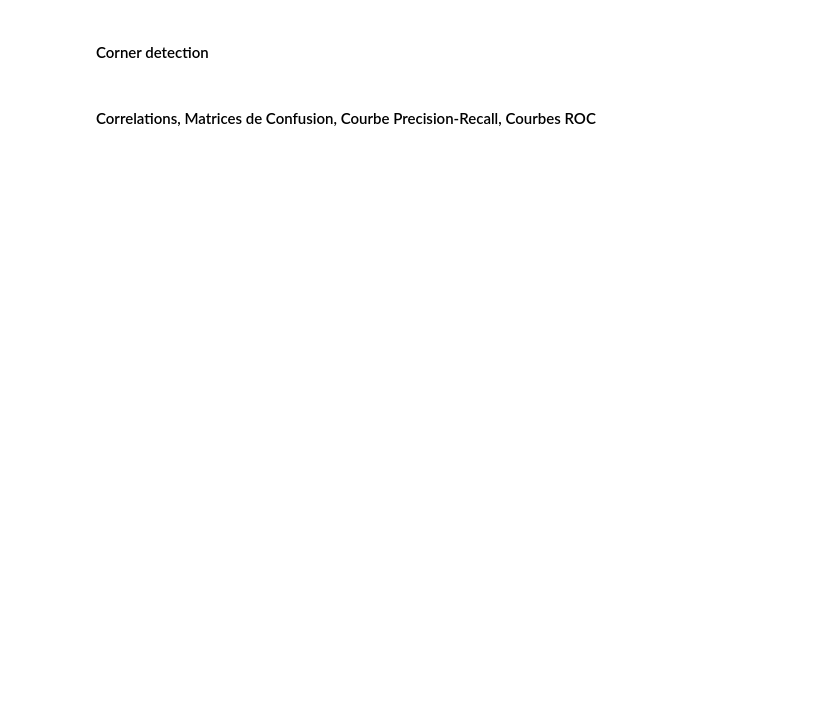
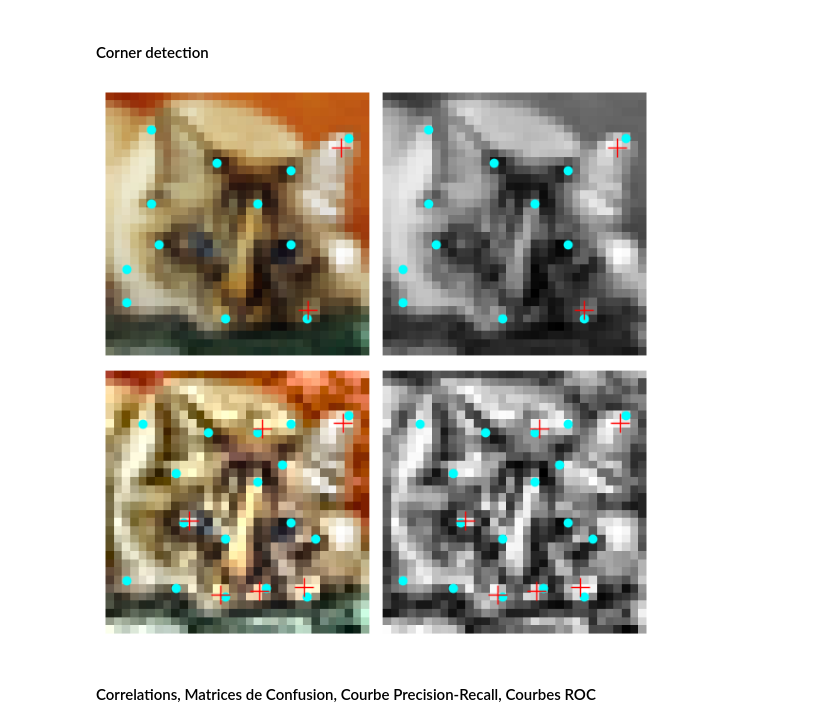
Before and after one commit to nicolas-bock/cifar_mlrf, a Jupyter notebook: notebooks/verif_steps.ipynb, the cells around one changed output. Cells and saved outputs as stored; diff of their text form; code cells hidden in the pictures; blank space fills up the shorter version.

```diff
--- a/notebooks/verif_steps.ipynb
+++ b/notebooks/verif_steps.ipynb
@@ -844,38 +963,41 @@ def plot_corner_detect_features(image, save_path=None):
     axis[0][1].axis('off')
     axis[0][1].imshow(gray_image, cmap='gray')
     axis[0][1].plot(
         coords[:, 1], coords[:, 0], color='cyan', marker='o', linestyle='None', markersize=6
     )
     axis[0][1].plot(coords_subpix[:, 1], coords_subpix[:, 0], '+r', markersize=15)
 
     # ----------- Contrasted Image ------------
-    contrasted_image = image_contrast(image)
+    contrasted_image = contrast(image)
     gray_contrasted_image = rgb2gray(contrasted_image)
 
-    coords2 = corner_peaks(corner_harris(gray_image), min_distance=2, threshold_rel=0.01)
-    coords_subpix2 = corner_subpix(gray_image, coords2, window_size=4)
+    coords2 = corner_peaks(corner_harris(gray_contrasted_image), min_distance=2, threshold_rel=0.01)
+    coords_subpix2 = corner_subpix(gray_contrasted_image, coords2, window_size=4)
 
     axis[1][0].axis('off')
     axis[1][0].imshow(contrasted_image)
     axis[1][0].plot(
         coords2[:, 1], coords2[:, 0], color='cyan', marker='o', linestyle='None', markersize=6
     )
     axis[1][0].plot(coords_subpix2[:, 1], coords_subpix2[:, 0], '+r', markersize=15)
 
     axis[1][1].axis('off')
     axis[1][1].imshow(gray_contrasted_image, cmap='gray')
     axis[1][1].plot(
         coords2[:, 1], coords2[:, 0], color='cyan', marker='o', linestyle='None', markersize=6
     )
     axis[1][1].plot(coords_subpix2[:, 1], coords_subpix2[:, 0], '+r', markersize=15)
 
 
     plt.tight_layout()
-    plt.savefig(save_path, bbox_inches='tight')
+    if save_path:
+        plt.savefig(save_path, bbox_inches='tight')
     plt.show()
 
-sample_image = X_train[np.random.randint(0, X_train.shape[0])]
-plot_corner_detect_features(sample_image, "../reports/corner_detect_features.png")
+# sample_image = X_train[np.random.randint(0, X_train.shape[0])]
+# plot_corner_detect_features(sample_image, "../reports/corner_detect_features.png")
 
-# sample_image = X_train[0]
-# plot_corner_detect_features(sample_image)
+sample_image = X_train[4]
+plot_corner_detect_features(sample_image)
+# %% [output]
+[figure, added]
```
Also changed, not shown: parts of 19 cells of this notebook, 7 other files.
